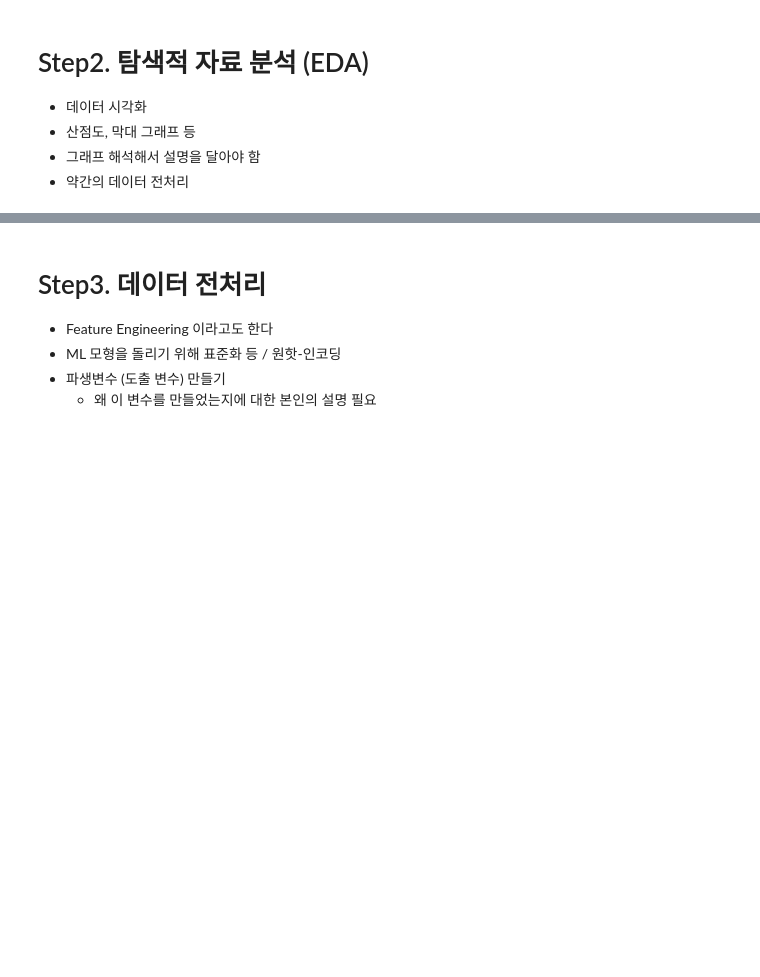
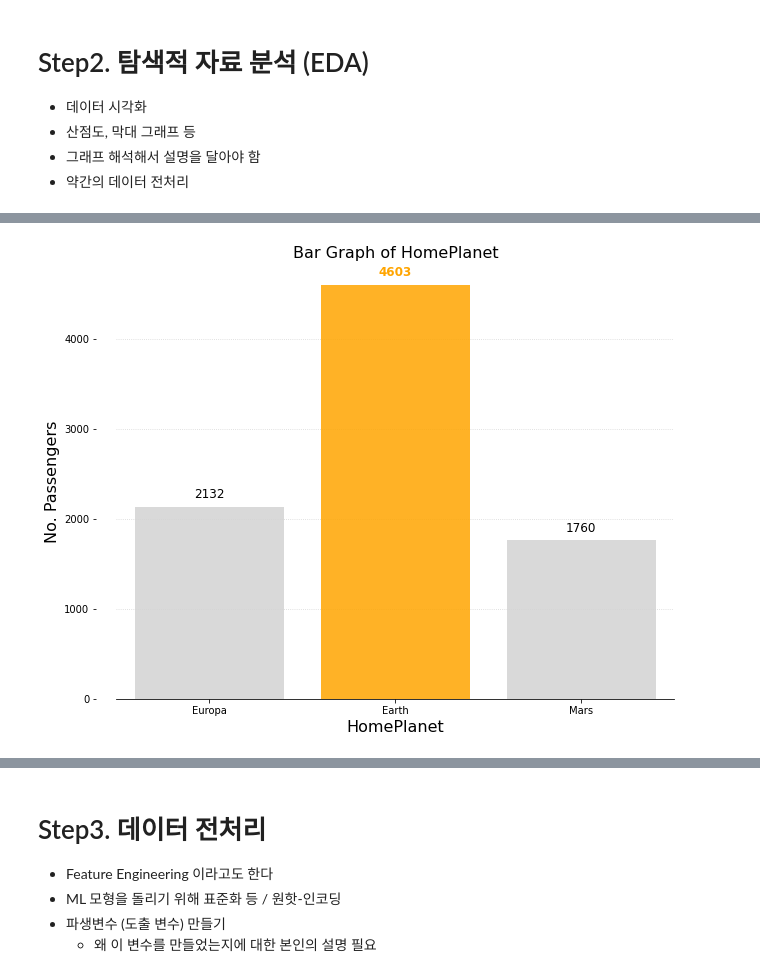
Before and after one commit to kmk3593/Project01, a Jupyter notebook: spaceTitanic/test2.ipynb, the cells around one changed output, grey strips where cells are left out. Cells and saved outputs as stored; diff of their text form; code cells hidden in the pictures; blank space fills up the shorter version.

```diff
--- a/spaceTitanic/test2.ipynb
+++ b/spaceTitanic/test2.ipynb
@@ -329,0 +231,4 @@ fig.update_layout(showlegend=False, title_text="Row wise Null Value Distribution
+# %%
+cnt_bar(train_data, "HomePlanet")
+# %% [output]
+[figure, added]
```
Also changed, not shown: parts of 112 cells of this notebook.
